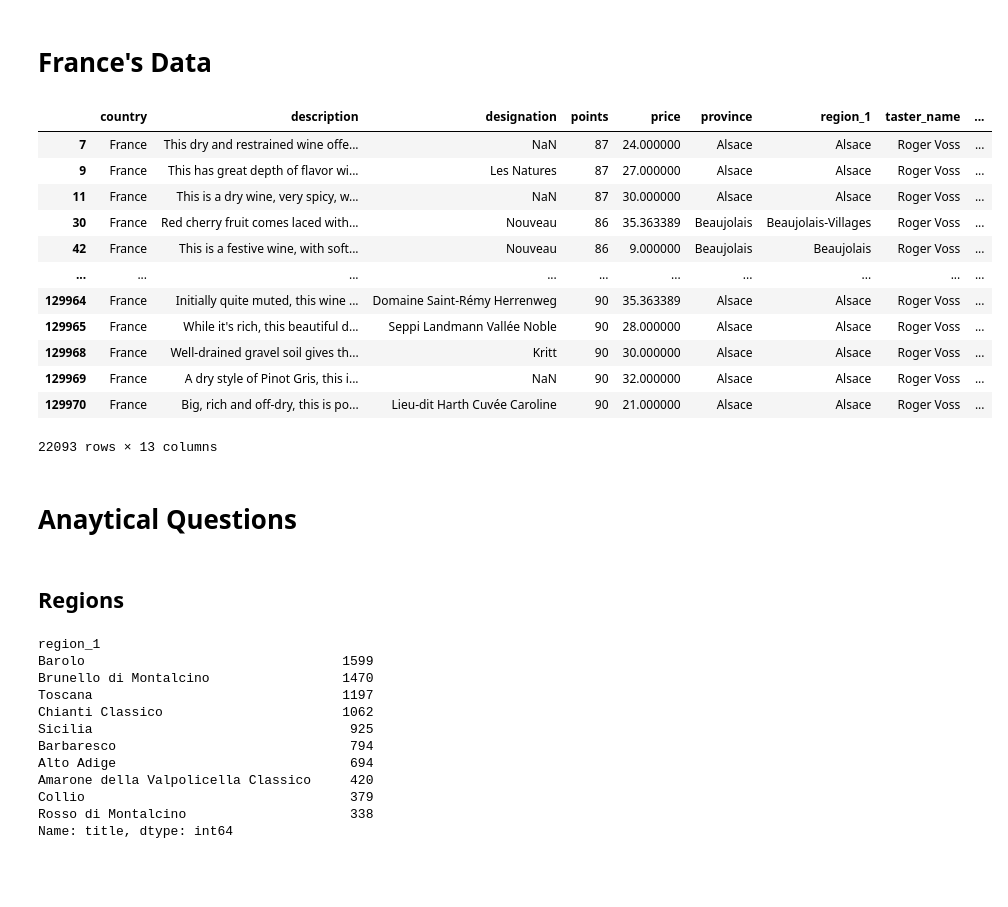
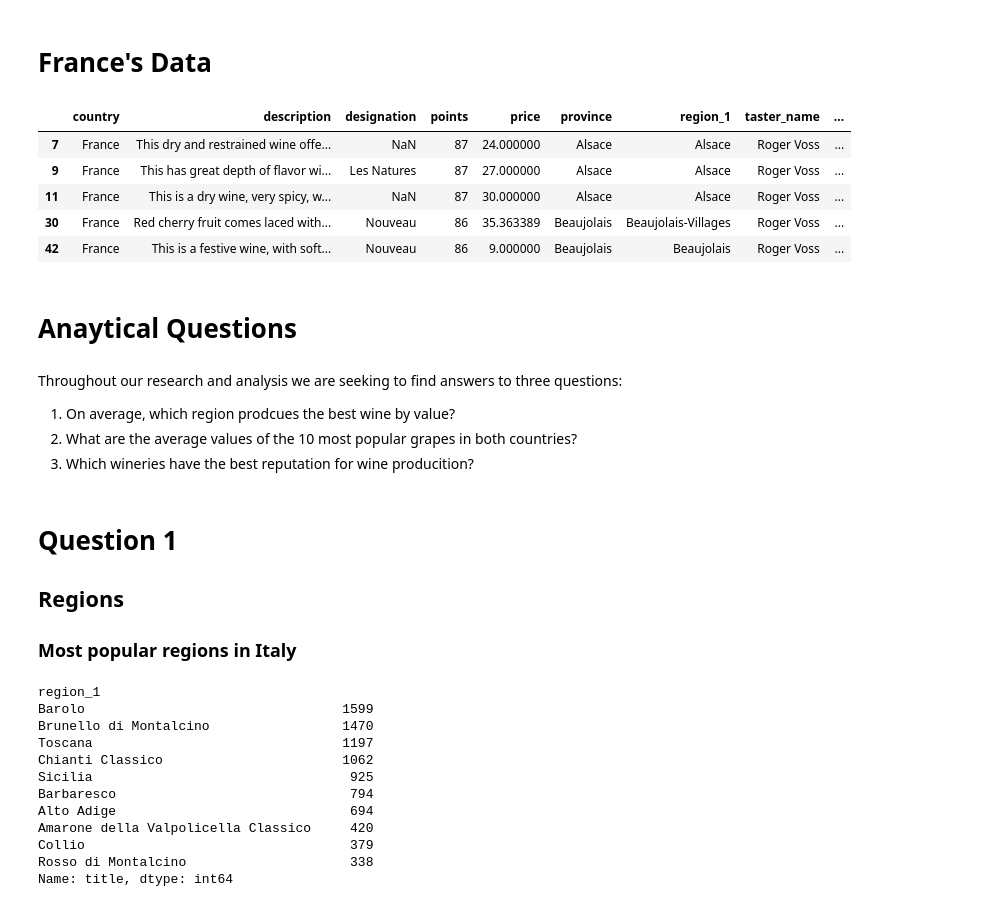
Before and after one commit to Fairfield-University-BA505/final-project-fa2019-abls, a Jupyter notebook: Final Notebook.ipynb, the cells around one changed output. Cells and saved outputs as stored; diff of their text form; code cells hidden in the pictures; blank space fills up the shorter version.

```diff
--- a/Final Notebook.ipynb
+++ b/Final Notebook.ipynb
@@ -199,22 +137,15 @@ italy_wine
 # %%
 grouped_wine = wine_data.groupby('country')
 france_wine = grouped_wine.get_group('France')
 france_wine.count()
 france_wine.isna().mean()*100
-france_wine
+france_wine.head(5)
 # %% [output]
 |  | country | description | designation | points | price | province | region_1 | taster_name | ... |
 | 7 | France | This dry and restrained wine offe... | NaN | 87 | 24.000000 | Alsace | Alsace | Roger Voss | ... |
 | 9 | France | This has great depth of flavor wi... | Les Natures | 87 | 27.000000 | Alsace | Alsace | Roger Voss | ... |
 | 11 | France | This is a dry wine, very spicy, w... | NaN | 87 | 30.000000 | Alsace | Alsace | Roger Voss | ... |
 | 30 | France | Red cherry fruit comes laced with... | Nouveau | 86 | 35.363389 | Beaujolais | Beaujolais-Villages | Roger Voss | ... |
 | 42 | France | This is a festive wine, with soft... | Nouveau | 86 | 9.000000 | Beaujolais | Beaujolais | Roger Voss | ... |
-| ... | ... | ... | ... | ... | ... | ... | ... | ... | ... |
-| 129964 | France | Initially quite muted, this wine ... | Domaine Saint-Rémy Herrenweg | 90 | 35.363389 | Alsace | Alsace | Roger Voss | ... |
-| 129965 | France | While it's rich, this beautiful d... | Seppi Landmann Vallée Noble | 90 | 28.000000 | Alsace | Alsace | Roger Voss | ... |
-| 129968 | France | Well-drained gravel soil gives th... | Kritt | 90 | 30.000000 | Alsace | Alsace | Roger Voss | ... |
-| 129969 | France | A dry style of Pinot Gris, this i... | NaN | 90 | 32.000000 | Alsace | Alsace | Roger Voss | ... |
-| 129970 | France | Big, rich and off-dry, this is po... | Lieu-dit Harth Cuvée Caroline | 90 | 21.000000 | Alsace | Alsace | Roger Voss | ... |
-22093 rows × 13 columns
 # %% [markdown]
 # Anaytical Questions
@@ -224,5 +152,12 @@ france_wine
-# %% [markdown]
-## Regions
+# %% [markdown]
+Throughout our research and analysis we are seeking to find answers to three questions:
+   1. On average, which region prodcues the best wine by value?
+   2. What are the average values of the 10 most popular grapes in both countries?
+   3. Which wineries have the best reputation for wine producition?
+# %% [markdown]
+# Question 1
+## Regions
+### Most popular regions in Italy
 # %%
 import numpy as np
 #The top 10 regions by wine count
```
Also changed, not shown: parts of 34 cells of this notebook.
